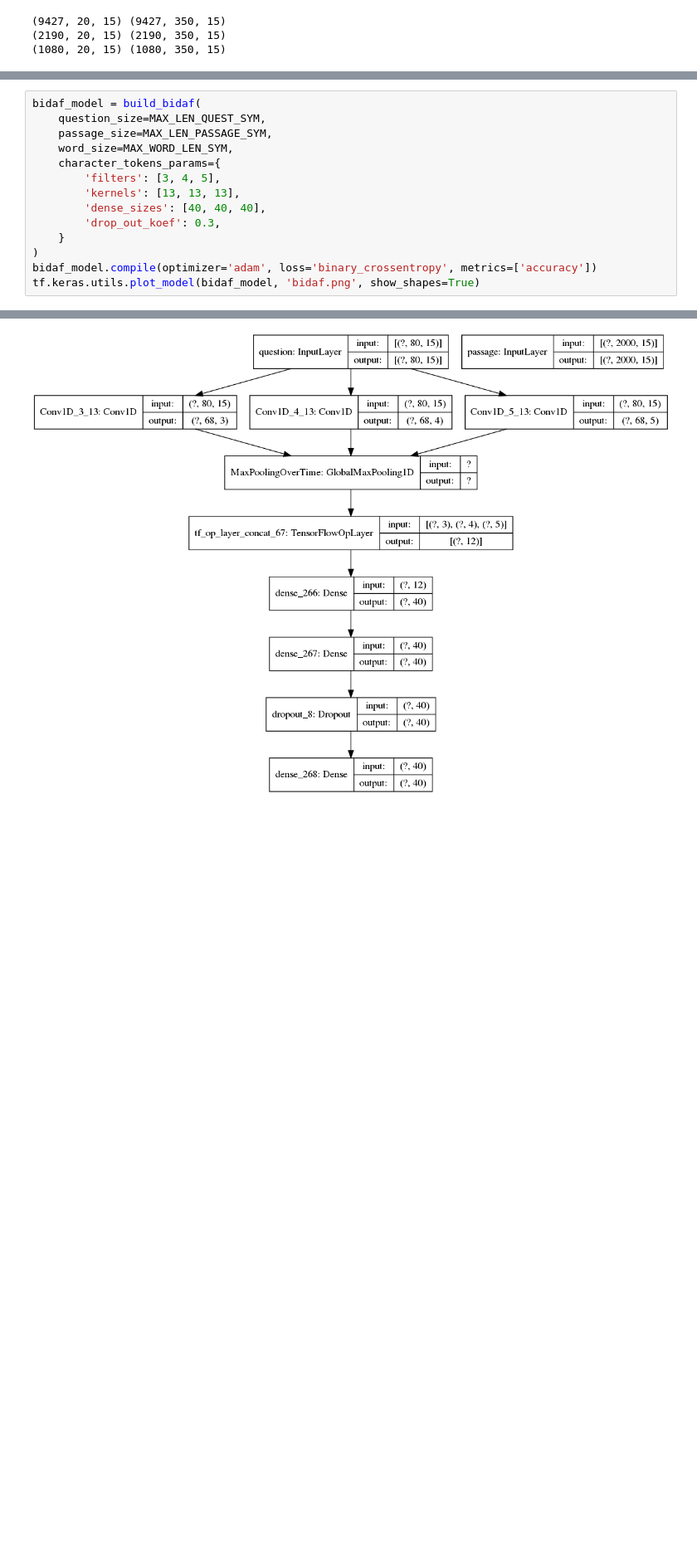
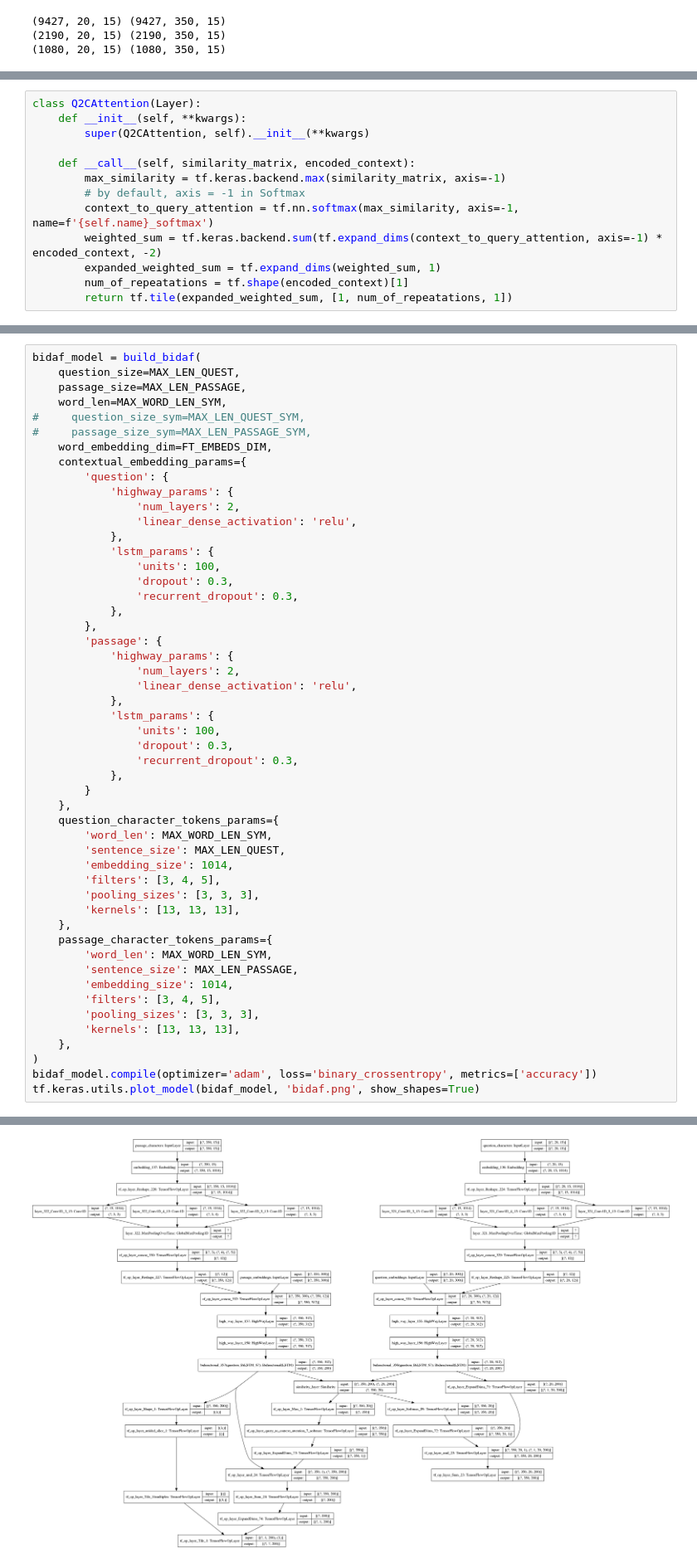
Before and after one commit to litdarya/nlp_tasks, a Jupyter notebook: hw_2/hw2.ipynb, the cells around one changed output, grey strips where cells are left out. Shown at 83% size. Cells and saved outputs as stored; diff of their text form; blank space fills up the shorter version.

```diff
--- a/hw_2/hw2.ipynb
+++ b/hw_2/hw2.ipynb
@@ -1679,0 +1840,13 @@ def build_bidaf(*, question_size, passage_size, word_size, character_tokens_para
+# %%
+class Q2CAttention(Layer):
+    def __init__(self, **kwargs):
+        super(Q2CAttention, self).__init__(**kwargs)
+
+    def __call__(self, similarity_matrix, encoded_context):
+        max_similarity = tf.keras.backend.max(similarity_matrix, axis=-1)
+        # by default, axis = -1 in Softmax
+        context_to_query_attention = tf.nn.softmax(max_similarity, axis=-1, name=f'{self.name}_softmax')
+        weighted_sum = tf.keras.backend.sum(tf.expand_dims(context_to_query_attention, axis=-1) * encoded_context, -2)
+        expanded_weighted_sum = tf.expand_dims(weighted_sum, 1)
+        num_of_repeatations = tf.shape(encoded_context)[1]
+        return tf.tile(expanded_weighted_sum, [1, num_of_repeatations, 1])
@@ -1680,14 +1952,51 @@ def build_bidaf(*, question_size, passage_size, word_size, character_tokens_para
 # %%
 bidaf_model = build_bidaf(
-    question_size=MAX_LEN_QUEST_SYM,
-    passage_size=MAX_LEN_PASSAGE_SYM,
-    word_size=MAX_WORD_LEN_SYM,
-    character_tokens_params={
+    question_size=MAX_LEN_QUEST,
+    passage_size=MAX_LEN_PASSAGE,
+    word_len=MAX_WORD_LEN_SYM,
+#     question_size_sym=MAX_LEN_QUEST_SYM,
+#     passage_size_sym=MAX_LEN_PASSAGE_SYM,
+    word_embedding_dim=FT_EMBEDS_DIM,
+    contextual_embedding_params={
+        'question': {
+            'highway_params': {
+                'num_layers': 2,
+                'linear_dense_activation': 'relu',
+            },
+            'lstm_params': {
+                'units': 100,
+                'dropout': 0.3,
+                'recurrent_dropout': 0.3,
+            },
+        },
+        'passage': {
+            'highway_params': {
+                'num_layers': 2,
+                'linear_dense_activation': 'relu',
+            },
+            'lstm_params': {
+                'units': 100,
+                'dropout': 0.3,
+                'recurrent_dropout': 0.3,
+            },
+        }
+    },
+    question_character_tokens_params={
+        'word_len': MAX_WORD_LEN_SYM,
+        'sentence_size': MAX_LEN_QUEST,
+        'embedding_size': 1014,
         'filters': [3, 4, 5],
+        'pooling_sizes': [3, 3, 3],
         'kernels': [13, 13, 13],
-        'dense_sizes': [40, 40, 40],
-        'drop_out_koef': 0.3,
-    }
+    },
+    passage_character_tokens_params={
+        'word_len': MAX_WORD_LEN_SYM,
+        'sentence_size': MAX_LEN_PASSAGE,
+        'embedding_size': 1014,
+        'filters': [3, 4, 5],
+        'pooling_sizes': [3, 3, 3],
+        'kernels': [13, 13, 13],
+    },
 )
 bidaf_model.compile(optimizer='adam', loss='binary_crossentropy', metrics=['accuracy'])
 tf.keras.utils.plot_model(bidaf_model, 'bidaf.png', show_shapes=True)
@@ -1695 +2023 @@ tf.keras.utils.plot_model(bidaf_model, 'bidaf.png', show_shapes=True)
-[figure, old version]
+[figure, new version]
```
Also changed, not shown: parts of 19 cells of this notebook.
